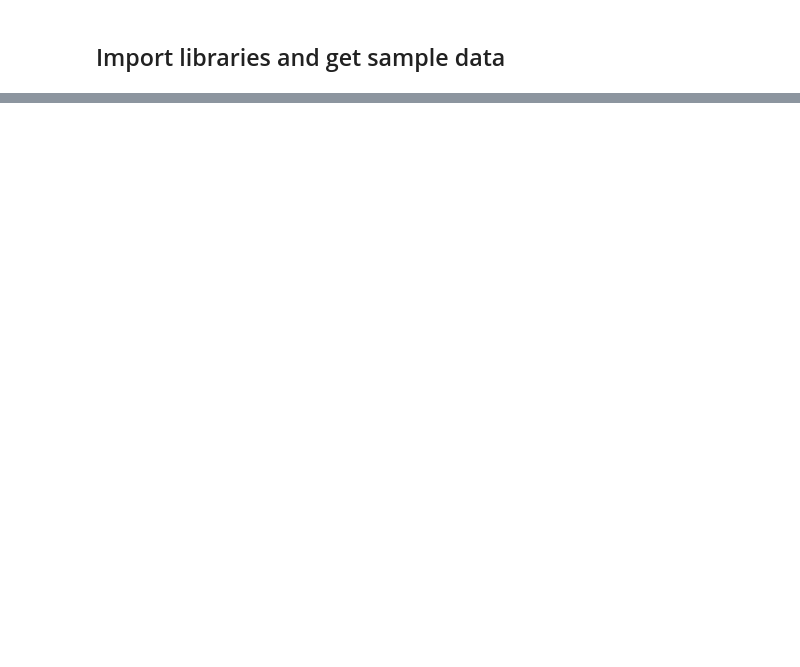
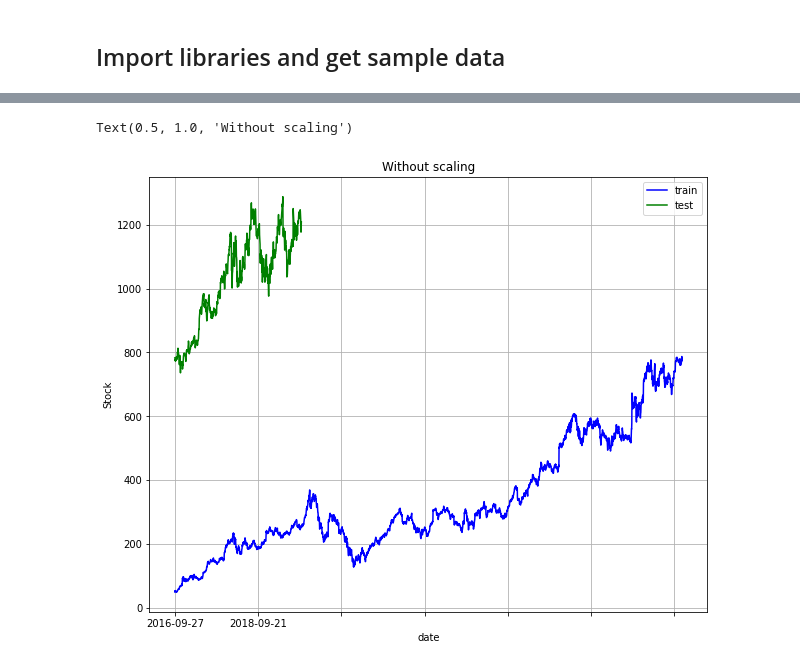
Before and after one commit to HiteshAI/time-series-analysis, a Jupyter notebook: time_series_analysis_google_stock_ARIMA.ipynb, the cells around one changed output, grey strips where cells are left out. Drawn from its saved outputs; the diff is of its cells as text; code cells hidden in the pictures; blank space fills up the shorter version.

```diff
--- a/time_series_analysis_google_stock_ARIMA.ipynb
+++ b/time_series_analysis_google_stock_ARIMA.ipynb
@@ -122,0 +287,13 @@ print(rms)
+# %%
+# Plot adjusted close over time
+rcParams['figure.figsize'] = 10, 8 # width 10, height 8
+
+ax = train.plot(x='Date', y='Adj Close', style='b-', grid=True)
+ax = test.plot(x='Date', y='Adj Close', style='g-', grid=True, ax=ax)
+ax.legend(['train','test'])
+ax.set_xlabel("date")
+ax.set_ylabel("Stock")
+ax.set_title("Without scaling")
+# %% [output]
+Text(0.5, 1.0, 'Without scaling')
+[figure, added]
```
Also changed, not shown: parts of 43 cells of this notebook.
